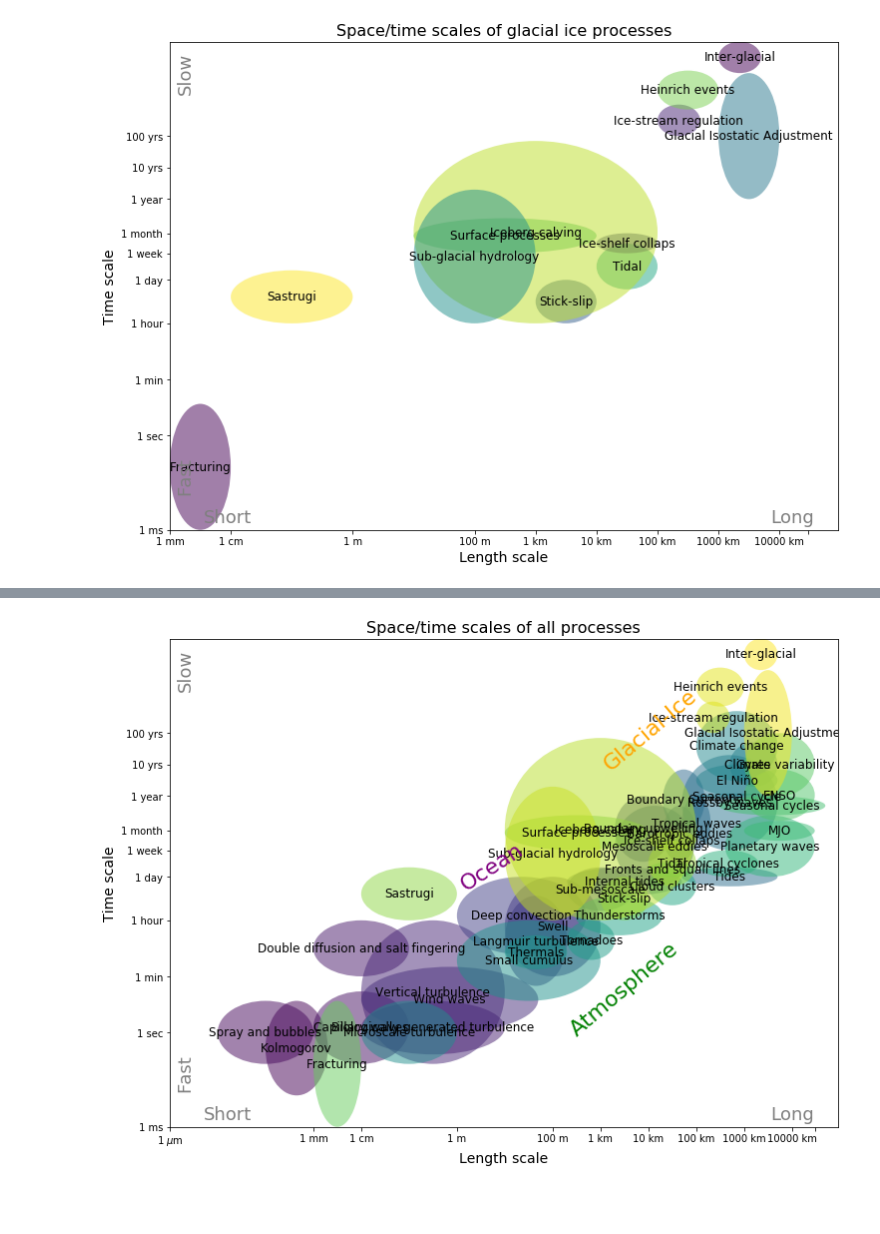
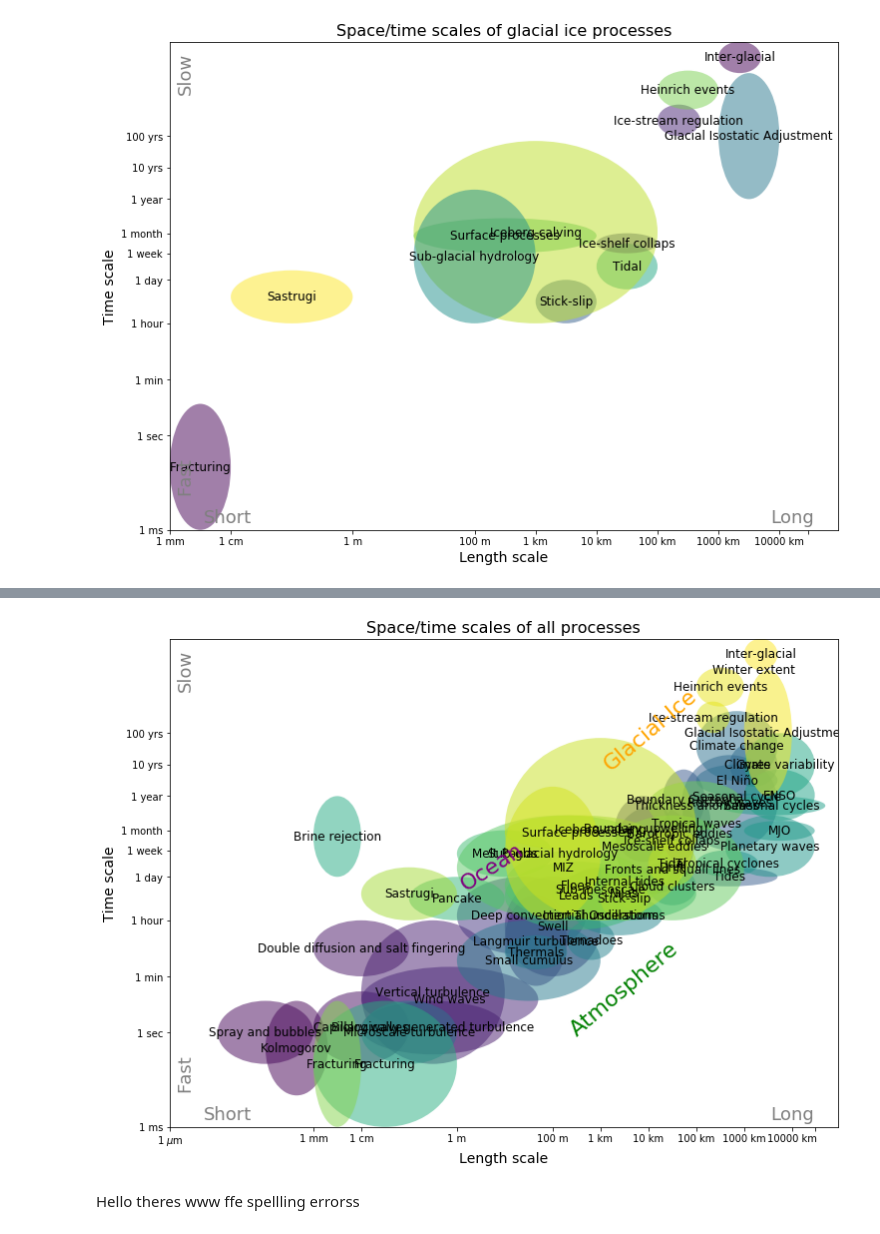
Before and after one commit to adcroft/space-time-scale-schematics, a Jupyter notebook: Time-space scales in atmosphere and ocean.ipynb, the cells around one changed output, grey strips where cells are left out. Drawn from its saved outputs; the diff is of its cells as text; code cells hidden in the pictures; blank space fills up the shorter version.

Commit message:
Adding ice processes

```diff
--- a/Time-space scales in atmosphere and ocean.ipynb
+++ b/Time-space scales in atmosphere and ocean.ipynb
@@ -7,13 +7,23 @@ import numpy
 class phenomena:
     """A class to describe the scale of a phenomena"""
     def __init__(self, label, horz_range, vert_range, time_range):
+        """
+        Constructs a "phenomena"
+        label       - A string used for labelling the phenomena in plots and lists
+        horz_range  - Tuple of (shortest,longest) horizontal length scale of phenomena
+        vertz_range - Tuple of (shortest,longest) vertical length scale of phenomena
+        time_range  - Tuple of (fastest,slowest) time scale of phenomena
+
+        e.g.
+        >>> phenomena( 'Wind waves', (0.01,50), (.002,10), (1,120) )
+        """
         self.label = label
         self.horz_range = horz_range
         self.vert_range = vert_range
         self.time_range = time_range
     def __str__(self):
         return '%40s: H(%.0e:%.0e) V(%.0e:%.0e) T(%.0e:%.0e)'%(
-        self.label,
+        self.label.replace('\n',' ').strip(),
         self.horz_range[0], self.horz_range[1],
         self.vert_range[0], self.vert_range[1],
         self.time_range[0], self.time_range[1])
@@ -51,7 +61,7 @@ um, mm, cm, m, km = 1e-6, 1e-3, 1e-2, 1, 1e3
 ms, s, mn, hr, dy, wk, mo, yr, ky = 1e-3, 1, 60, 3600, 86400, 86400*7, 30*86400, 365*86400, 365e3*86400
 
 # Most plots need these annotations
-def annotate(shortest=1*um, longest=10000*km, fastest=1*ms, slowest=1000*yr):
+def annotate(shortest=1*um, longest=10000*km, fastest=1*ms, slowest=10000*yr):
     lsh,llo,lfa,lsl = numpy.log10(shortest), numpy.log10(longest), numpy.log10(fastest), numpy.log10(slowest)
     plt.xlabel('Length scale', fontsize=14); plt.ylabel('Time scale', fontsize=14);
     x0,y1,y2 = lsh + 0.01 * ( llo - lsh ), lfa + 0.12 * ( lsl - lfa), lfa + 0.95 * ( lsl - lfa)
@@ -315,0 +383,20 @@ annotate(fastest=1*ms, slowest=100*ky, shortest=1*mm, longest=9e4*km)
+# %%
+plt.figure(figsize=(12,9))
+ax = plt.gca()
+xor,yor = 'h','t'; orient=(xor,yor);
+patches = []
+for k in sea_ice:
+    patches.append( sea_ice[k].ellipse(orient=orient, log=True) )
+p = mpl.collections.PatchCollection( patches, alpha=0.5)
+p.set_array( numpy.mod( numpy.arange( len(patches) ), 11/7 ) )
+ax.add_collection( p )
+for k in sea_ice:
+    sea_ice[k].text(orient=orient, log=True)
+if xor=='h': plt.xticks( numpy.log10([1*um, 1*mm, 1*cm, 1*m, 100*m, 1*km, 10*km, 100*km, 1000*km, 1e4*km, 3e4*km]),
+                        [r'1 $\mu$m','1 mm','1 cm','1 m','100 m','1 km','10 km','100 km','1000 km','10000 km'] )
+if yor=='v': plt.yticks( numpy.log10([1*um, 1*mm, 1*cm, 1*m, 1*km, 10*km]),
+                        [r'1 $\mu$m','1 mm','1 cm','1 m','1 km','10 km'] )
+if yor=='t': plt.yticks( numpy.log10([1*ms, 1*s, 1*mn, 1*hr, 1*dy, 1*wk, 1*mo, 1*yr, 10*yr, 100*yr]),
+                        ['1 ms','1 sec','1 min','1 hour','1 day','1 week','1 month','1 year','10 yrs','100 yrs'] )
+plt.title('Space/time scales of seaice processes', fontsize=16);
+annotate(fastest=1*ms, slowest=100*ky, shortest=10*um, longest=9e4*km)
@@ -319,31 +408,37 @@ ax = plt.gca()
 xor,yor = 'h','t'; orient=(xor,yor);
 patches = []
 for k in ocean:
     patches.append( ocean[k].ellipse(orient=orient, log=True) )
 for k in atmos:
     patches.append( atmos[k].ellipse(orient=orient, log=True) )
+for k in sea_ice:
+    patches.append( sea_ice[k].ellipse(orient=orient, log=True) )
 for k in glacial_ice:
     patches.append( glacial_ice[k].ellipse(orient=orient, log=True) )
 p = mpl.collections.PatchCollection( patches, alpha=0.5)
 p.set_array( numpy.arange( len(patches) ) )
 ax.add_collection( p )
 for k in atmos:
     atmos[k].text(orient=orient, log=True)
 for k in ocean:
     ocean[k].text(orient=orient, log=True)
+for k in sea_ice:
+    sea_ice[k].text(orient=orient, log=True)
 for k in glacial_ice:
     glacial_ice[k].text(orient=orient, log=True)
 
 if xor=='h': plt.xticks( numpy.log10([1*um, 1*mm, 1*cm, 1*m, 100*m, 1*km, 10*km, 100*km, 1000*km, 1e4*km, 3e4*km]),
                         [r'1 $\mu$m','1 mm','1 cm','1 m','100 m','1 km','10 km','100 km','1000 km','10000 km'] )
 if yor=='v': plt.yticks( numpy.log10([1*um, 1*mm, 1*cm, 1*m, 1*km, 10*km]),
                         [r'1 $\mu$m','1 mm','1 cm','1 m','1 km','10 km'] )
 if yor=='t': plt.yticks( numpy.log10([1*ms, 1*s, 1*mn, 1*hr, 1*dy, 1*wk, 1*mo, 1*yr, 10*yr, 100*yr]),
                         ['1 ms','1 sec','1 min','1 hour','1 day','1 week','1 month','1 year','10 yrs','100 yrs'] )
 plt.title('Space/time scales of all processes', fontsize=16);
 plt.text(numpy.log10(1*m), numpy.log10(5*dy), 'Ocean', rotation=33, fontsize=22, color='purple');
 plt.text(numpy.log10(200*m), numpy.log10(5*mn), 'Atmosphere', rotation=40, fontsize=22, color='green');
 plt.text(numpy.log10(1*km), numpy.log10(1e3*yr), 'Glacial-Ice', rotation=40, fontsize=22, color='orange');
 annotate(longest=9e4*km, slowest=100*ky)
 # %% [output]
-[figure, old version]
+[figure, new version]
+# %% [markdown]
+Hello theres www ffe spellling errorss
```
Also changed, not shown: parts of 5 cells of this notebook.
